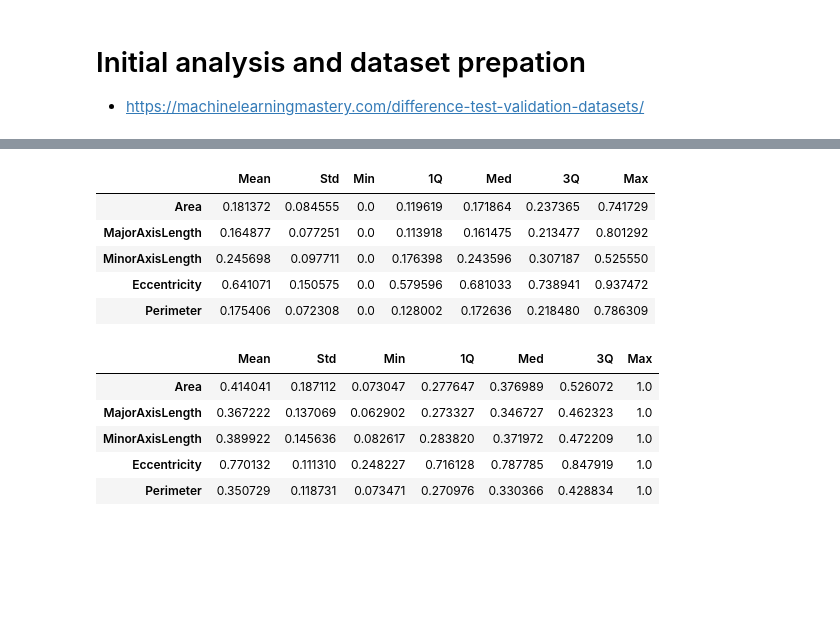
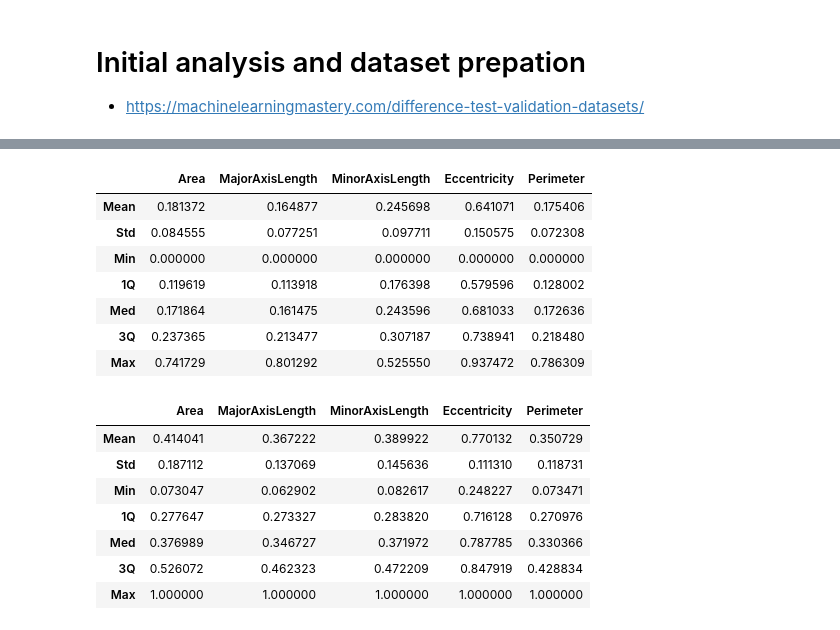
Before and after one commit to neiios/dtmm-task-4, a Jupyter notebook: main.ipynb, the cells around one changed output, grey strips where cells are left out. Cells and saved outputs as stored; diff of their text form; code cells hidden in the pictures; blank space fills up the shorter version.

```diff
--- a/main.ipynb
+++ b/main.ipynb
@@ -53,42 +53,46 @@ plt.show()
 # %%
 rename_map = {
     "mean": "Mean",
     "std": "Std",
     "min": "Min",
     "50%": "Med",
     "25%": "1Q",
     "75%": "3Q",
     "max": "Max",
 }
 
 for cn in ["Kecimen", "Besni"]:
     stat_df = (
-        df.loc[df["Class"] == cn].describe().drop("count").T.rename(columns=rename_map)
+        df.loc[df["Class"] == cn].describe().drop("count").T.rename(columns=rename_map).T
     )
 
     stat_df.to_latex(
         f"./stat-{cn.lower()}.tex",
         float_format="%.3f",
         caption=f"Klasės {cn} aprašomoji statistika",
         label=f"tab:stat-{cn.lower()}",
         escape=True,
         bold_rows=True,
     )
 
     display(stat_df)
 # %% [output]
-|  | Mean | Std | Min | 1Q | Med | 3Q | Max |
-| Area | 0.181372 | 0.084555 | 0.0 | 0.119619 | 0.171864 | 0.237365 | 0.741729 |
-| MajorAxisLength | 0.164877 | 0.077251 | 0.0 | 0.113918 | 0.161475 | 0.213477 | 0.801292 |
-| MinorAxisLength | 0.245698 | 0.097711 | 0.0 | 0.176398 | 0.243596 | 0.307187 | 0.525550 |
-| Eccentricity | 0.641071 | 0.150575 | 0.0 | 0.579596 | 0.681033 | 0.738941 | 0.937472 |
-| Perimeter | 0.175406 | 0.072308 | 0.0 | 0.128002 | 0.172636 | 0.218480 | 0.786309 |
+|  | Area | MajorAxisLength | MinorAxisLength | Eccentricity | Perimeter |
+| Mean | 0.181372 | 0.164877 | 0.245698 | 0.641071 | 0.175406 |
+| Std | 0.084555 | 0.077251 | 0.097711 | 0.150575 | 0.072308 |
+| Min | 0.000000 | 0.000000 | 0.000000 | 0.000000 | 0.000000 |
+| 1Q | 0.119619 | 0.113918 | 0.176398 | 0.579596 | 0.128002 |
+| Med | 0.171864 | 0.161475 | 0.243596 | 0.681033 | 0.172636 |
+| 3Q | 0.237365 | 0.213477 | 0.307187 | 0.738941 | 0.218480 |
+| Max | 0.741729 | 0.801292 | 0.525550 | 0.937472 | 0.786309 |
-|  | Mean | Std | Min | 1Q | Med | 3Q | Max |
-| Area | 0.414041 | 0.187112 | 0.073047 | 0.277647 | 0.376989 | 0.526072 | 1.0 |
-| MajorAxisLength | 0.367222 | 0.137069 | 0.062902 | 0.273327 | 0.346727 | 0.462323 | 1.0 |
-| MinorAxisLength | 0.389922 | 0.145636 | 0.082617 | 0.283820 | 0.371972 | 0.472209 | 1.0 |
-| Eccentricity | 0.770132 | 0.111310 | 0.248227 | 0.716128 | 0.787785 | 0.847919 | 1.0 |
-| Perimeter | 0.350729 | 0.118731 | 0.073471 | 0.270976 | 0.330366 | 0.428834 | 1.0 |
+|  | Area | MajorAxisLength | MinorAxisLength | Eccentricity | Perimeter |
+| Mean | 0.414041 | 0.367222 | 0.389922 | 0.770132 | 0.350729 |
+| Std | 0.187112 | 0.137069 | 0.145636 | 0.111310 | 0.118731 |
+| Min | 0.073047 | 0.062902 | 0.082617 | 0.248227 | 0.073471 |
+| 1Q | 0.277647 | 0.273327 | 0.283820 | 0.716128 | 0.270976 |
+| Med | 0.376989 | 0.346727 | 0.371972 | 0.787785 | 0.330366 |
+| 3Q | 0.526072 | 0.462323 | 0.472209 | 0.847919 | 0.428834 |
+| Max | 1.000000 | 1.000000 | 1.000000 | 1.000000 | 1.000000 |
 # %%
 # First, split into training and (validation + test)
 train_df, val_test_df = train_test_split(
```
Also changed, not shown: parts of 2 cells of this notebook.
